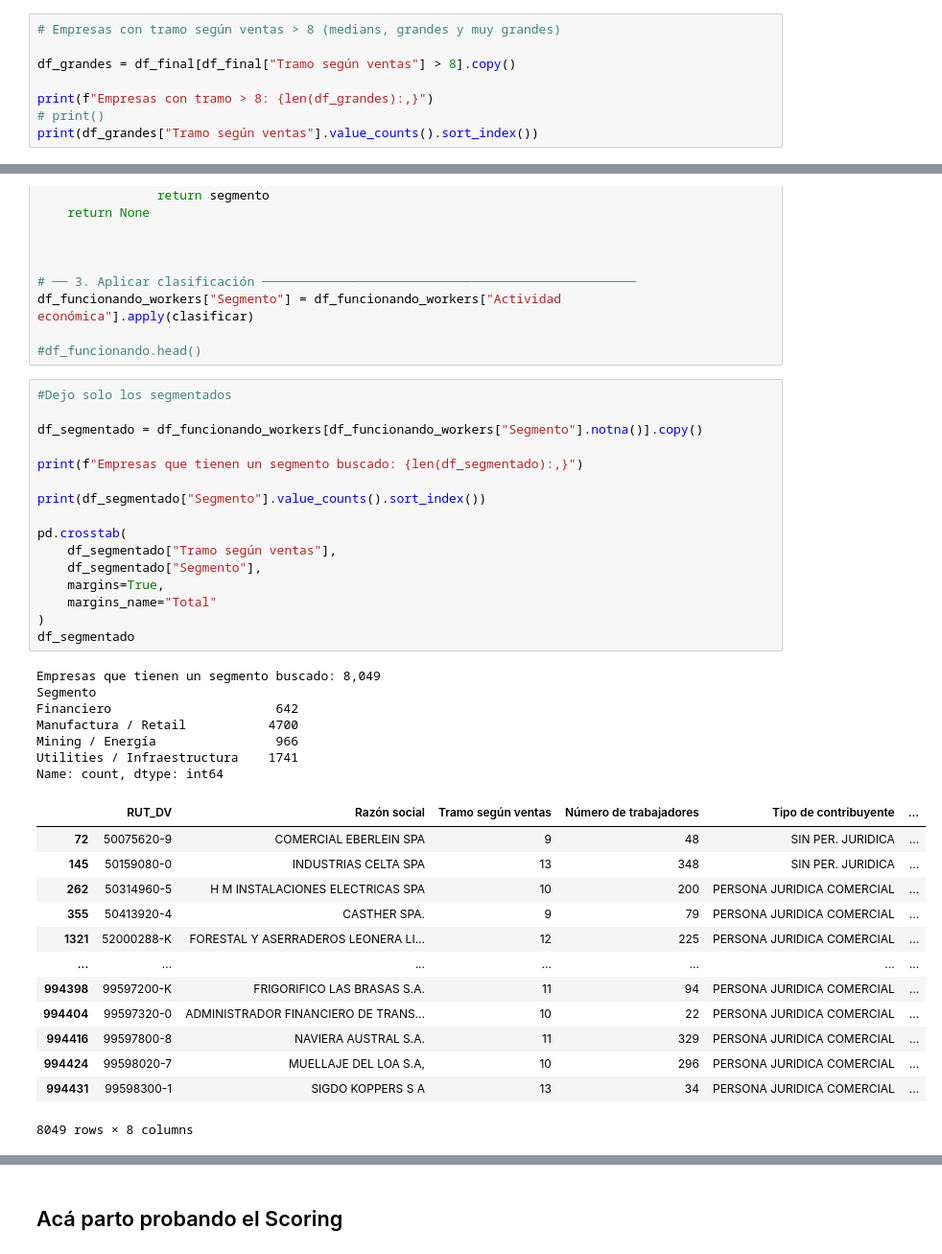
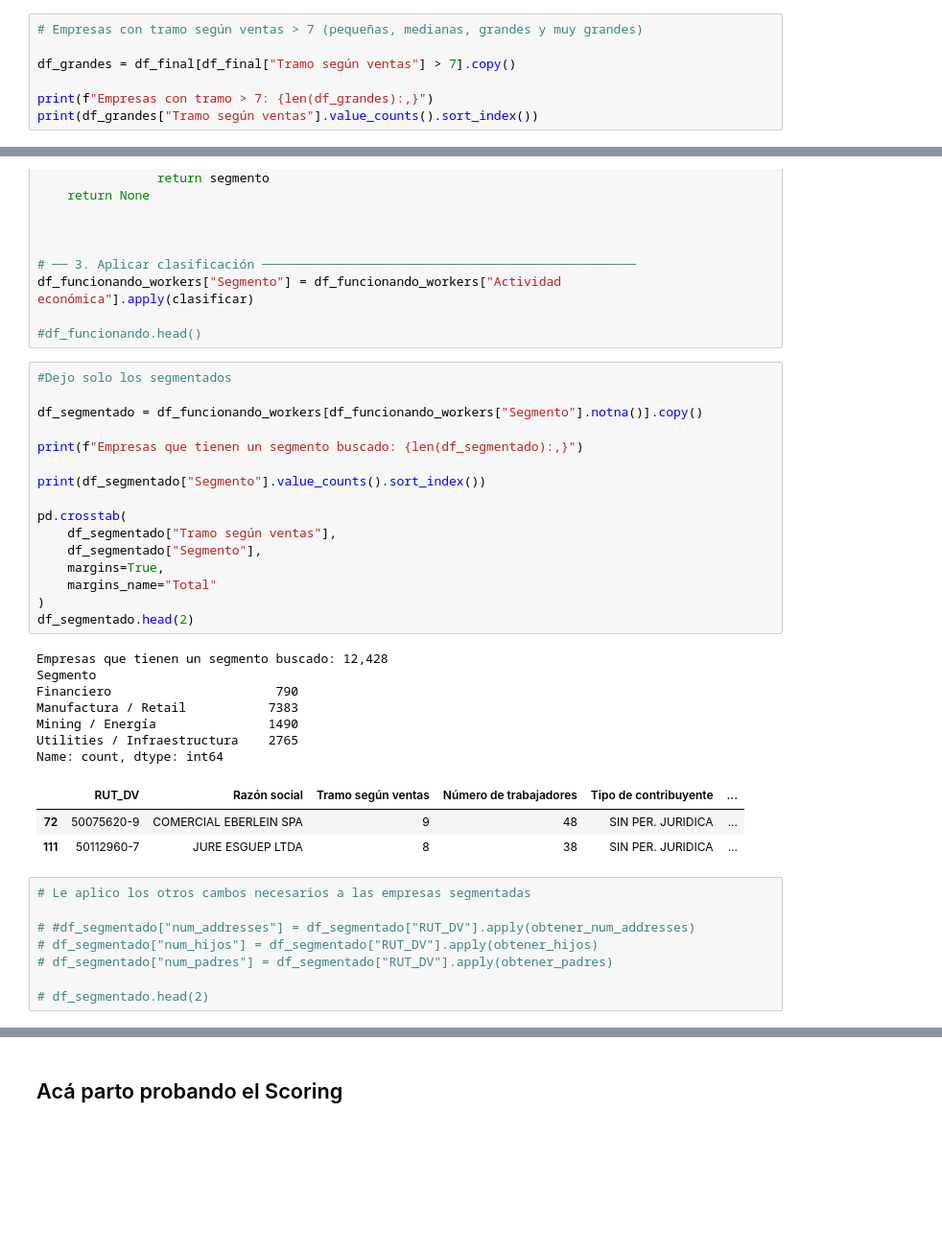
Before and after one commit to jpzepedanunez/Plutto-AutoOutbound, a Jupyter notebook: Sii folder/SII.ipynb, the cells around one changed output, grey strips where cells are left out. Shown at 96% size. Cells and saved outputs as stored; diff of their text form; blank space fills up the shorter version.

```diff
--- a/Sii folder/SII.ipynb
+++ b/Sii folder/SII.ipynb
@@ -103,9 +129,8 @@ Columnas: ['RUT_DV', 'Razón social', 'Tramo según ventas', 'Número de trabaja
 # %%
-# Empresas con tramo según ventas > 8 (medians, grandes y muy grandes)
+# Empresas con tramo según ventas > 7 (pequeñas, medianas, grandes y muy grandes)
 
-df_grandes = df_final[df_final["Tramo según ventas"] > 8].copy()
+df_grandes = df_final[df_final["Tramo según ventas"] > 7].copy()
 
-print(f"Empresas con tramo > 8: {len(df_grandes):,}")
-# print()
+print(f"Empresas con tramo > 7: {len(df_grandes):,}")
 print(df_grandes["Tramo según ventas"].value_counts().sort_index())
 # %% [output]
@@ -232,37 +258,35 @@ df_funcionando_workers["Segmento"] = df_funcionando_workers["Actividad económic
 # %%
 #Dejo solo los segmentados
 
 df_segmentado = df_funcionando_workers[df_funcionando_workers["Segmento"].notna()].copy()
 
 print(f"Empresas que tienen un segmento buscado: {len(df_segmentado):,}")
 
 print(df_segmentado["Segmento"].value_counts().sort_index())
 
 pd.crosstab(
     df_segmentado["Tramo según ventas"],
     df_segmentado["Segmento"],
     margins=True,
     margins_name="Total"
 )
-df_segmentado
+df_segmentado.head(2)
 # %% [output]
-Empresas que tienen un segmento buscado: 8,049
+Empresas que tienen un segmento buscado: 12,428
 Segmento
-Financiero                      642
-Manufactura / Retail           4700
-Mining / Energía                966
-Utilities / Infraestructura    1741
+Financiero                      790
+Manufactura / Retail           7383
+Mining / Energía               1490
+Utilities / Infraestructura    2765
 Name: count, dtype: int64
 |  | RUT_DV | Razón social | Tramo según ventas | Número de trabajadores | Tipo de contribuyente | ... |
 | 72 | 50075620-9 | COMERCIAL EBERLEIN SPA | 9 | 48 | SIN PER. JURIDICA | ... |
-| 145 | 50159080-0 | INDUSTRIAS CELTA SPA | 13 | 348 | SIN PER. JURIDICA | ... |
-| 262 | 50314960-5 | H M INSTALACIONES ELECTRICAS SPA | 10 | 200 | PERSONA JURIDICA COMERCIAL | ... |
-| 355 | 50413920-4 | CASTHER SPA. | 9 | 79 | PERSONA JURIDICA COMERCIAL | ... |
-| 1321 | 52000288-K | FORESTAL Y ASERRADEROS LEONERA LI... | 12 | 225 | PERSONA JURIDICA COMERCIAL | ... |
-| ... | ... | ... | ... | ... | ... | ... |
-| 994398 | 99597200-K | FRIGORIFICO LAS BRASAS S.A. | 11 | 94 | PERSONA JURIDICA COMERCIAL | ... |
-| 994404 | 99597320-0 | ADMINISTRADOR FINANCIERO DE TRANS... | 10 | 22 | PERSONA JURIDICA COMERCIAL | ... |
-| 994416 | 99597800-8 | NAVIERA AUSTRAL S.A. | 11 | 329 | PERSONA JURIDICA COMERCIAL | ... |
-| 994424 | 99598020-7 | MUELLAJE DEL LOA S.A, | 10 | 296 | PERSONA JURIDICA COMERCIAL | ... |
-| 994431 | 99598300-1 | SIGDO KOPPERS S A | 13 | 34 | PERSONA JURIDICA COMERCIAL | ... |
+| 111 | 50112960-7 | JURE ESGUEP LTDA | 8 | 38 | SIN PER. JURIDICA | ... |
-8049 rows × 8 columns
+# %%
+# Le aplico los otros cambos necesarios a las empresas segmentadas
+
+# #df_segmentado["num_addresses"] = df_segmentado["RUT_DV"].apply(obtener_num_addresses)
+# df_segmentado["num_hijos"] = df_segmentado["RUT_DV"].apply(obtener_hijos)
+# df_segmentado["num_padres"] = df_segmentado["RUT_DV"].apply(obtener_padres)
+
+# df_segmentado.head(2)
```
Also changed, not shown: parts of 11 cells of this notebook, 20 other files.
